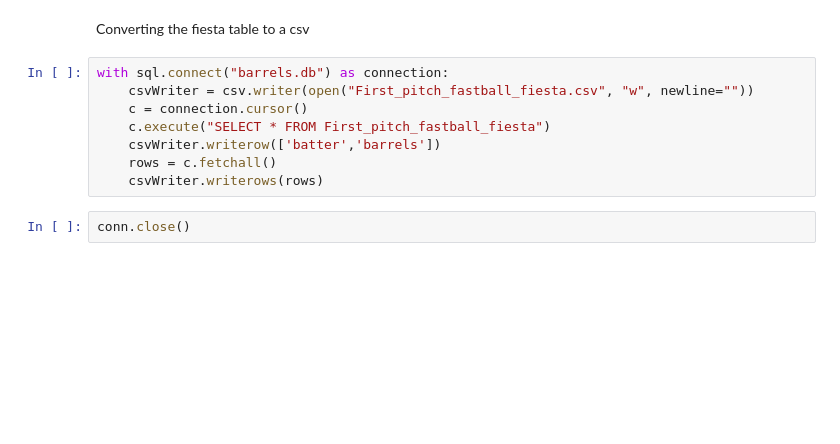
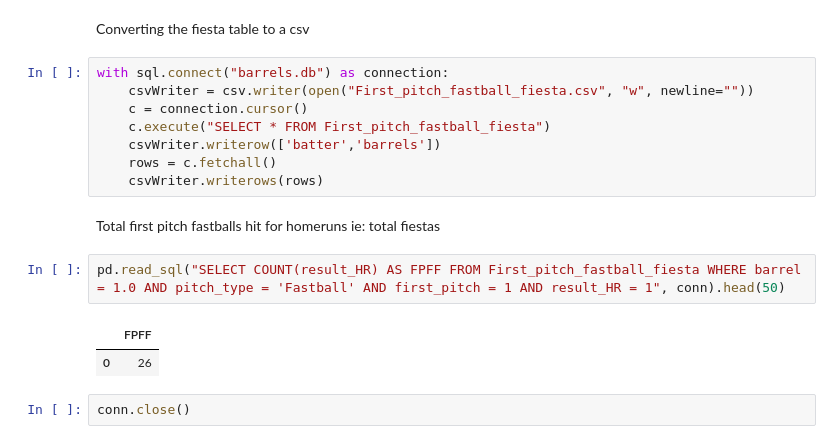
Before and after one commit to TDFelton/FirstPitchFastballFiesta, a Jupyter notebook: data_processing_linnux.ipynb, the cells around one changed output. Cells and saved outputs as stored; diff of their text form; blank space fills up the shorter version.

```diff
--- a/data_processing_linnux.ipynb
+++ b/data_processing_linnux.ipynb
@@ -735,5 +778,12 @@ with sql.connect("barrels.db") as connection:
     csvWriter.writerow(['batter','barrels'])
     rows = c.fetchall()
     csvWriter.writerows(rows)
+# %% [markdown]
+Total first pitch fastballs hit for homeruns ie: total fiestas
+# %%
+pd.read_sql("SELECT COUNT(result_HR) AS FPFF FROM First_pitch_fastball_fiesta WHERE barrel = 1.0 AND pitch_type = 'Fastball' AND first_pitch = 1 AND result_HR = 1", conn).head(50)
+# %% [output]
+|  | FPFF |
+| 0 | 26 |
 # %%
 conn.close()
```
Also changed, not shown: parts of 12 cells of this notebook.
